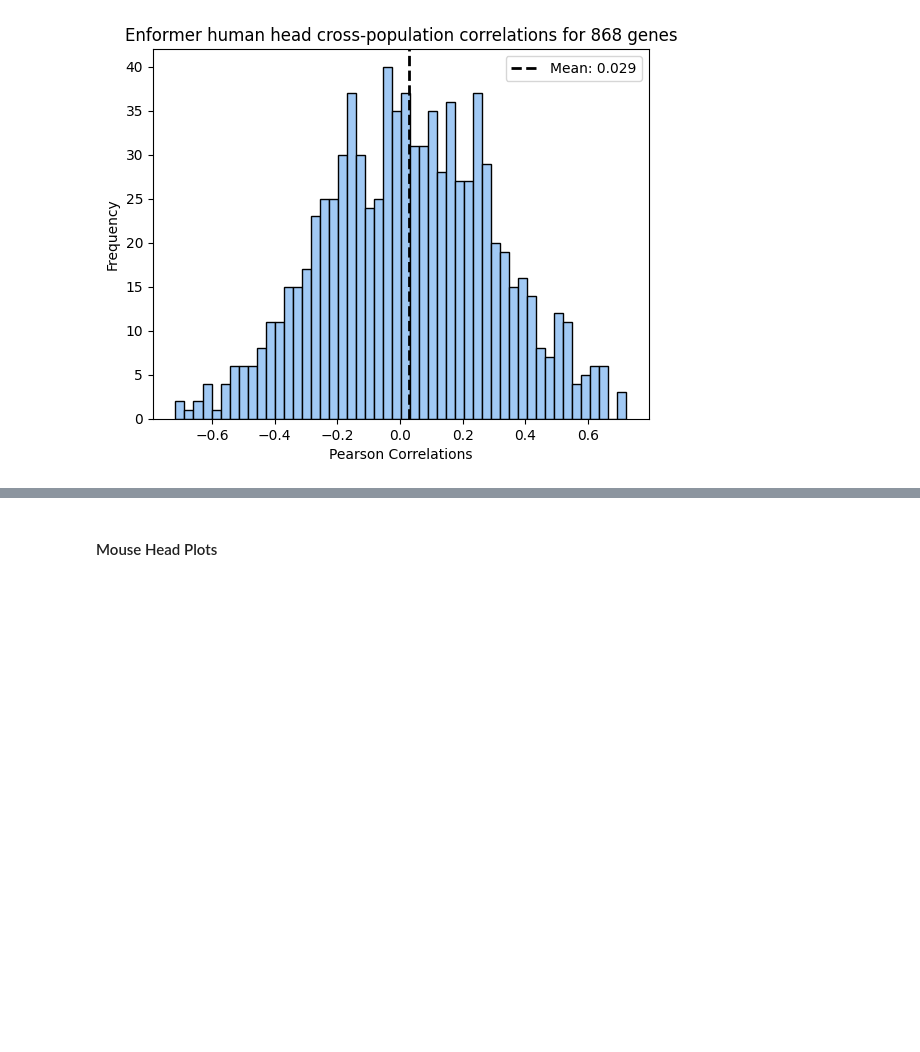
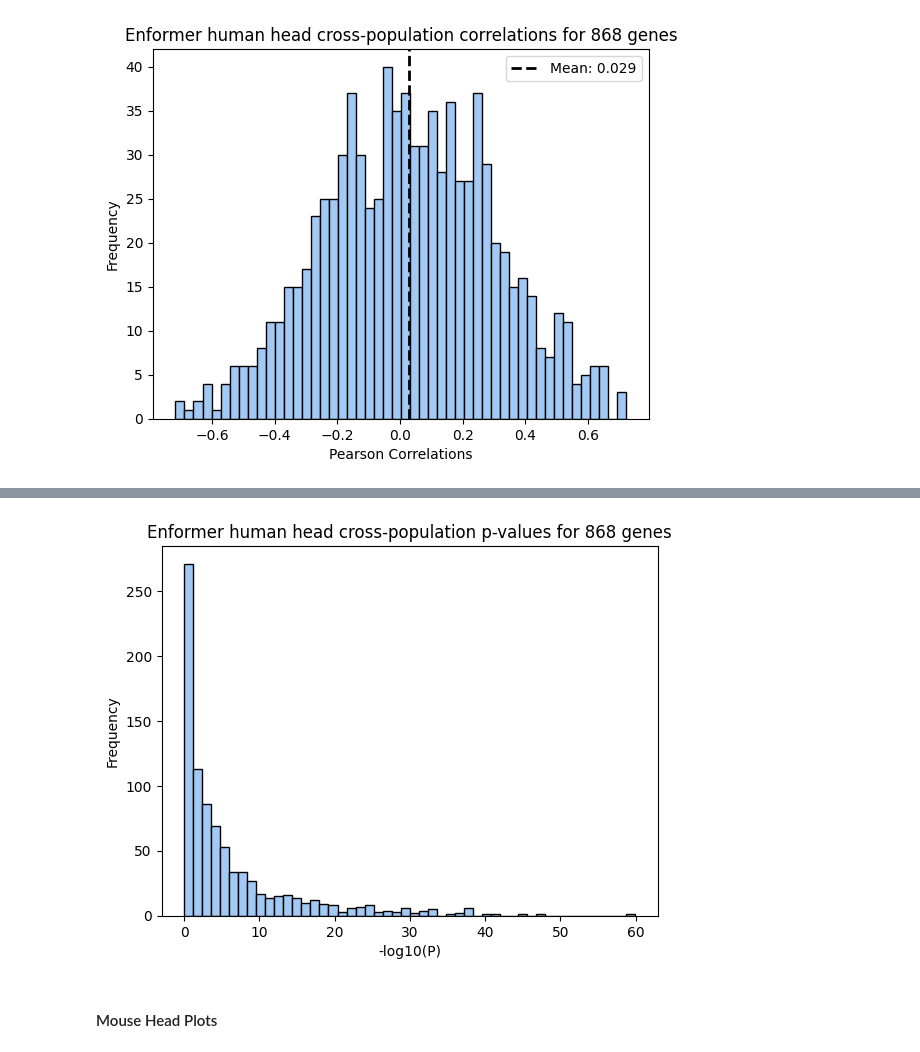
Before and after one commit to hakyimlab/sabrina-deep-learning-in-genomics, a Jupyter notebook: posts/2023-08-31-Br-personalized-prediction-on-more-genes/index.ipynb, the cells around one changed output, grey strips where cells are left out. Cells and saved outputs as stored; diff of their text form; code cells hidden in the pictures; blank space fills up the shorter version.

```diff
--- a/posts/2023-08-31-Br-personalized-prediction-on-more-genes/index.ipynb
+++ b/posts/2023-08-31-Br-personalized-prediction-on-more-genes/index.ipynb
@@ -182,3 +201,17 @@ plt.show()
+# %%
+x = []
+for pval in spearman_corr_human['pvalue']:
+    x.append(-np.log10(pval))
+# Plot a histogram
+plt.hist(x, bins=50, edgecolor='black', color=colors[0])  # 'bins' determines the number of bins or bars
+plt.title('Enformer human head cross-population p-values for 868 genes')
+plt.xlabel('-log10(P)')
+plt.ylabel('Frequency')
+
+# Display the plot
+plt.show()
+# %% [output]
+[figure, added]
 # %% [markdown]
 #### Mouse Head Plots
 # %%
```
Also changed, not shown: parts of 9 cells of this notebook.
